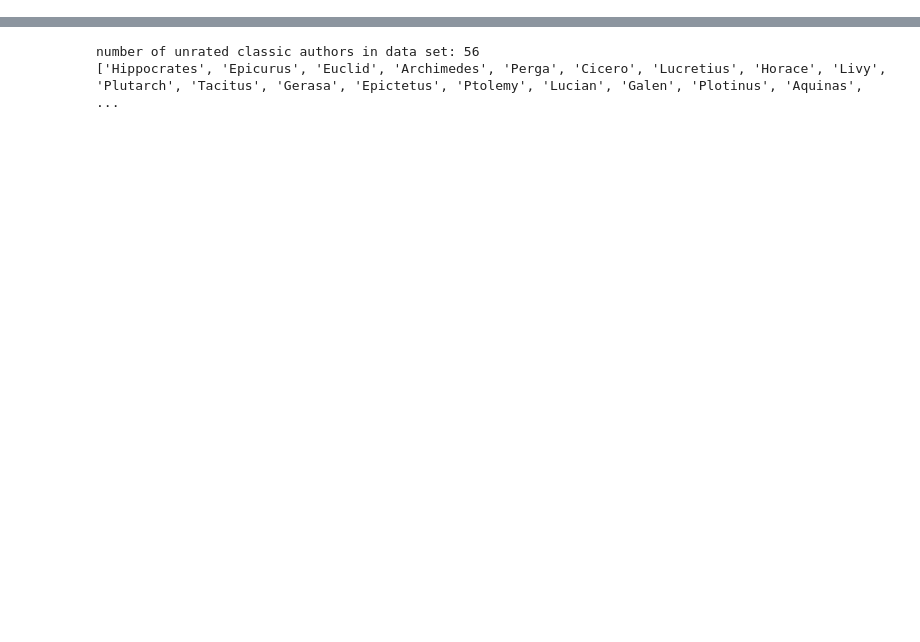
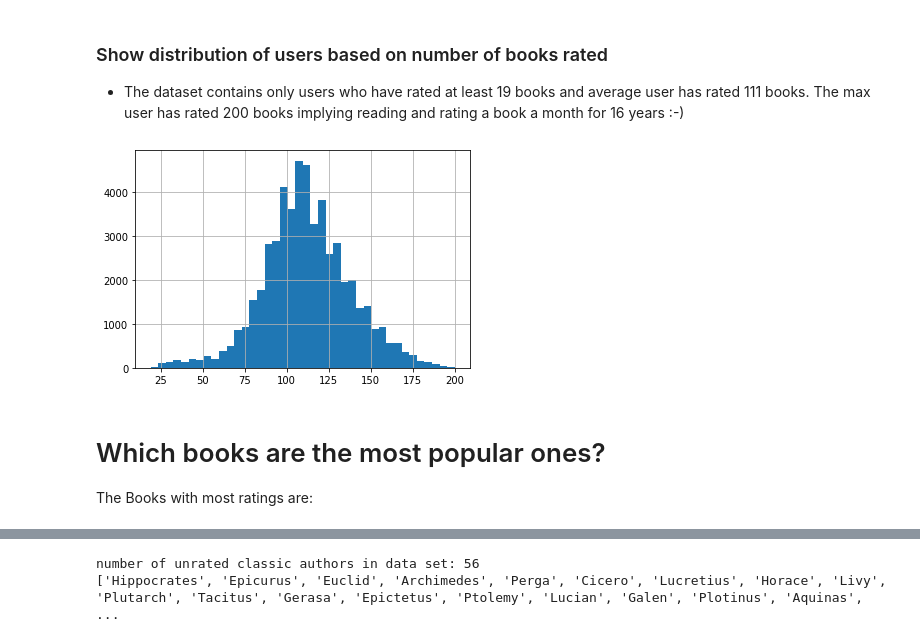
Before and after one commit to kross11480/courses, a Jupyter notebook: goodreads/books_analysis.ipynb, the cells around one changed output, grey strips where cells are left out. Drawn from its saved outputs; the diff is of its cells as text; code cells hidden in the pictures; blank space fills up the shorter version.

```diff
--- a/goodreads/books_analysis.ipynb
+++ b/goodreads/books_analysis.ipynb
@@ -226,0 +87,12 @@ Furthermore, several classics from eastern civilization are absent and the list
+# %% [markdown]
+### Show distribution of users based on number of books rated
+
+- The dataset contains only users who have rated at least 19 books and average user has rated 111 books. The max user has rated 200 books implying reading and rating a book a month for 16 years :-)
+# %%
+
+ratings_per_user = ratings.groupby('user_id').user_id.apply(lambda x: len(x))
+plt =ratings_per_user.sort_values().hist(bins=40)
+plt.set_xlabel = "number of ratings given"
+plt.set_ylabel = "by number of user"
+# %% [output]
+[figure, added]
@@ -226,0 +108,4 @@ Furthermore, several classics from eastern civilization are absent and the list
+# %% [markdown]
+# Which books are the most popular ones?
+
+The Books with most ratings are:
```
Also changed, not shown: parts of 54 cells of this notebook.
